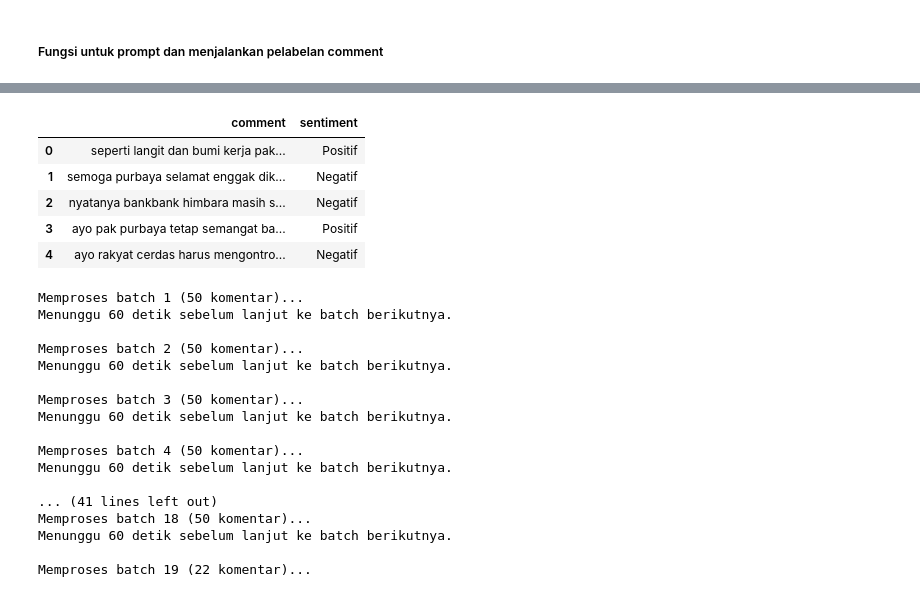
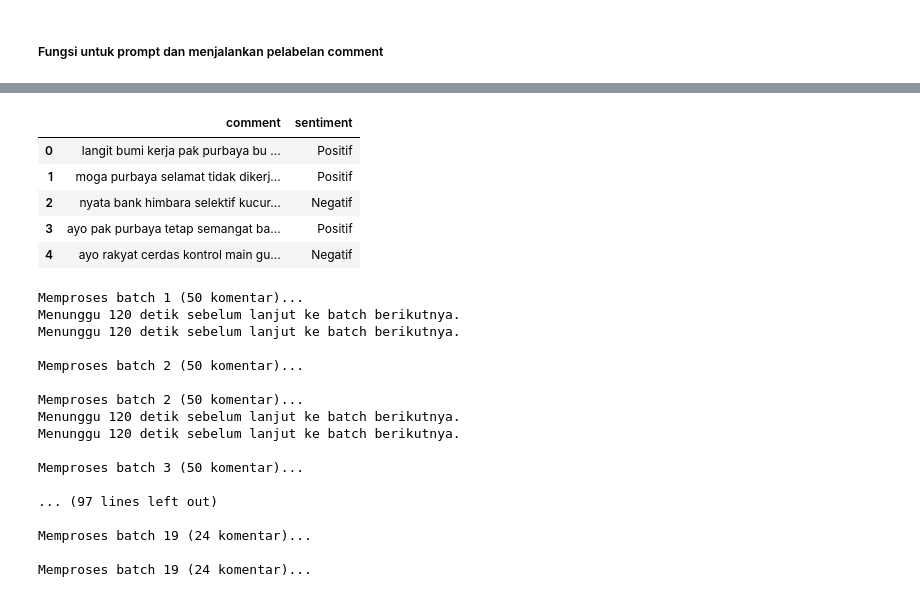
Before and after one commit to Lukas166/sentiment-analysis-purbaya-200t, a Jupyter notebook: data_pre-processing.ipynb, the cells around one changed output, grey strips where cells are left out. Cells and saved outputs as stored; diff of their text form; code cells hidden in the pictures.

```diff
--- a/data_pre-processing.ipynb
+++ b/data_pre-processing.ipynb
@@ -254,7 +254,7 @@ def classify_sentiment_batch(comments):
     """
 
     response = client.models.generate_content(
-        model="gemini-2.0-flash",
+        model="gemini-2.5-flash",
         contents=prompt
     )
 
@@ -301,0 +285,7 @@ df = df[df['comment'].str.split().str.len() > 2].copy()
+# %%
+# Baca dataset_cleaned.csv yang sudah jadi
+df_original = pd.read_csv("dataset_cleaned.csv")
+
+# Gunakan kolom 'comment' untuk labeling
+print(f"Total komentar untuk labeling: {len(df_original)}")
+df_original.head()
@@ -302,18 +300,19 @@ df = df[df['comment'].str.split().str.len() > 2].copy()
 # %%
-comments = df['comment'].head().tolist()
+# Test dengan 5 komentar pertama
+comments = df_original['comment'].head().tolist()
 labels = classify_sentiment_batch(comments)
 
 df_preview = pd.DataFrame({
     "comment": comments,
     "sentiment": labels
 })
 
 df_preview
 # %% [output]
 |  | comment | sentiment |
-| 0 | seperti langit dan bumi kerja pak... | Positif |
-| 1 | semoga purbaya selamat enggak dik... | Negatif |
-| 2 | nyatanya bankbank himbara masih s... | Negatif |
+| 0 | langit bumi kerja pak purbaya bu ... | Positif |
+| 1 | moga purbaya selamat tidak dikerj... | Positif |
+| 2 | nyata bank himbara selektif kucur... | Negatif |
 | 3 | ayo pak purbaya tetap semangat ba... | Positif |
-| 4 | ayo rakyat cerdas harus mengontro... | Negatif |
+| 4 | ayo rakyat cerdas kontrol main gu... | Negatif |
 # %%
@@ -354,22 +353,23 @@ def process_sentiment_labeling(df, client, batch_size=25, delay=30):
 
     return df_result
 # %%
-df_result = process_sentiment_labeling(df, client, batch_size=50, delay=60)
+# Jalankan labeling untuk semua data
+df_result = process_sentiment_labeling(df_original, 'comment', batch_size=50, delay=120)
 # %% [output]
 Memproses batch 1 (50 komentar)...
-Menunggu 60 detik sebelum lanjut ke batch berikutnya.
+Menunggu 120 detik sebelum lanjut ke batch berikutnya.
+Menunggu 120 detik sebelum lanjut ke batch berikutnya.
 
 Memproses batch 2 (50 komentar)...
-Menunggu 60 detik sebelum lanjut ke batch berikutnya.
+
+Memproses batch 2 (50 komentar)...
+Menunggu 120 detik sebelum lanjut ke batch berikutnya.
+Menunggu 120 detik sebelum lanjut ke batch berikutnya.
 
 Memproses batch 3 (50 komentar)...
-Menunggu 60 detik sebelum lanjut ke batch berikutnya.
 
-Memproses batch 4 (50 komentar)...
-Menunggu 60 detik sebelum lanjut ke batch berikutnya.
+... (97 lines left out)
 
-... (41 lines left out)
-Memproses batch 18 (50 komentar)...
-Menunggu 60 detik sebelum lanjut ke batch berikutnya.
+Memproses batch 19 (24 komentar)...
 
-Memproses batch 19 (22 komentar)...
+Memproses batch 19 (24 komentar)...
```
Also changed, not shown: parts of 10 cells of this notebook, 13 other files.
